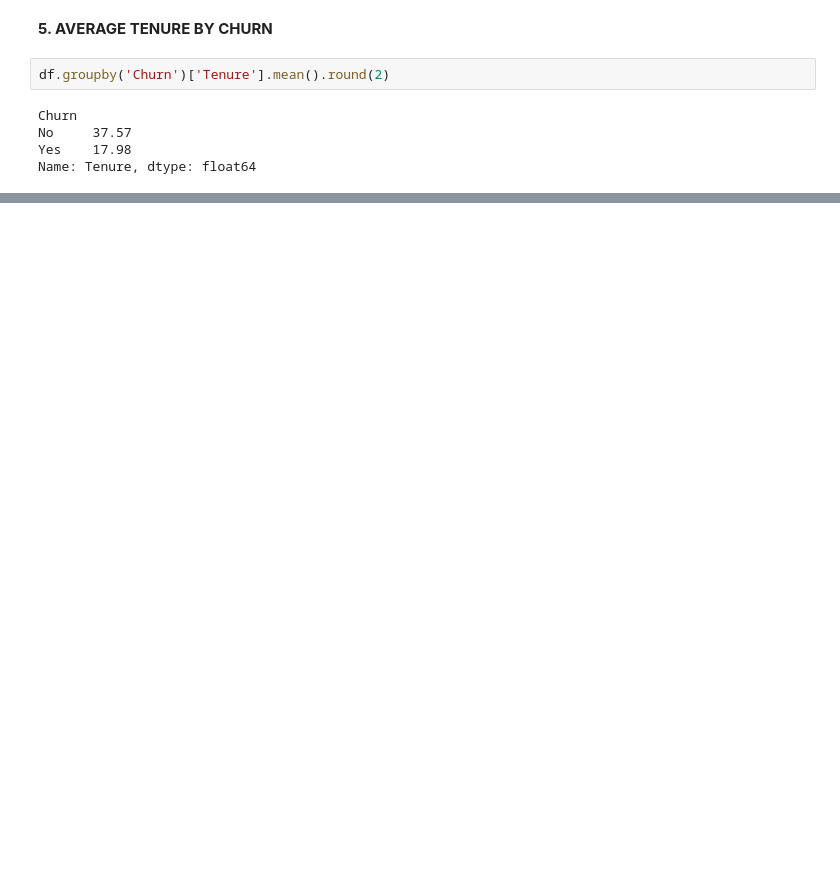
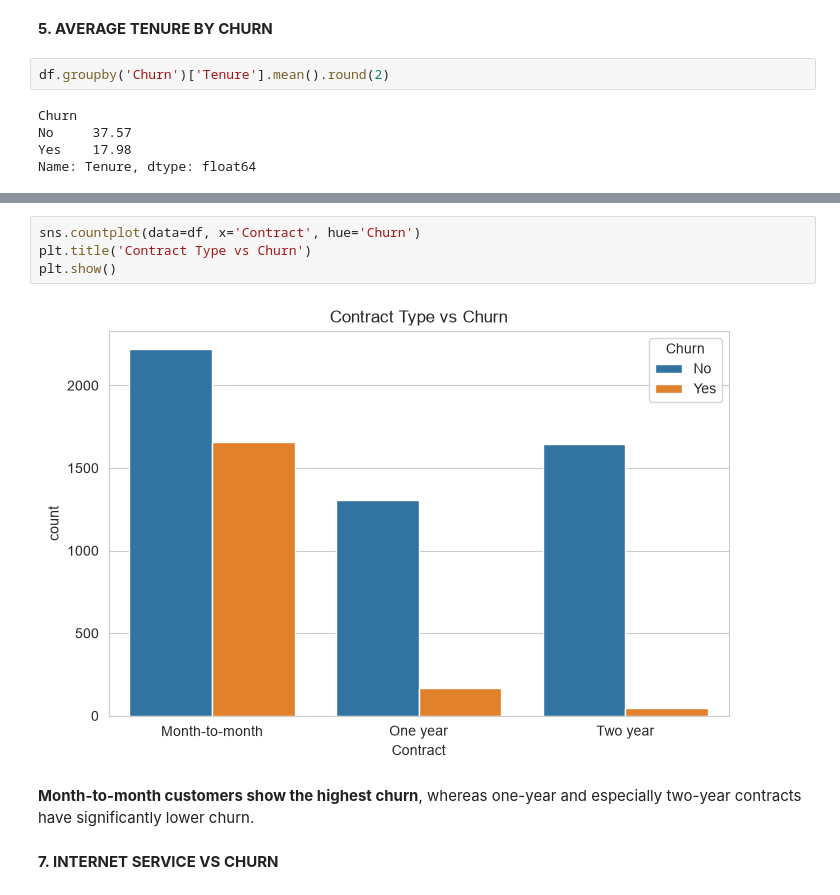
Before and after one commit to AbhijithAJ3/customer-churn-ltv, a Jupyter notebook: notebooks/02_eda.ipynb, the cells around one changed output, grey strips where cells are left out. Drawn from its saved outputs; the diff is of its cells as text; blank space fills up the shorter version.

```diff
--- a/notebooks/02_eda.ipynb
+++ b/notebooks/02_eda.ipynb
@@ -99,0 +127,10 @@ plt.show()
+# %%
+sns.countplot(data=df, x='Contract', hue='Churn')
+plt.title('Contract Type vs Churn')
+plt.show()
+# %% [output]
+[figure, added]
+# %% [markdown]
+**Month-to-month customers show the highest churn**, whereas one-year and especially two-year contracts have significantly lower churn.
+# %% [markdown]
+**7. INTERNET SERVICE VS CHURN**
```
Also changed, not shown: parts of 28 cells of this notebook.
